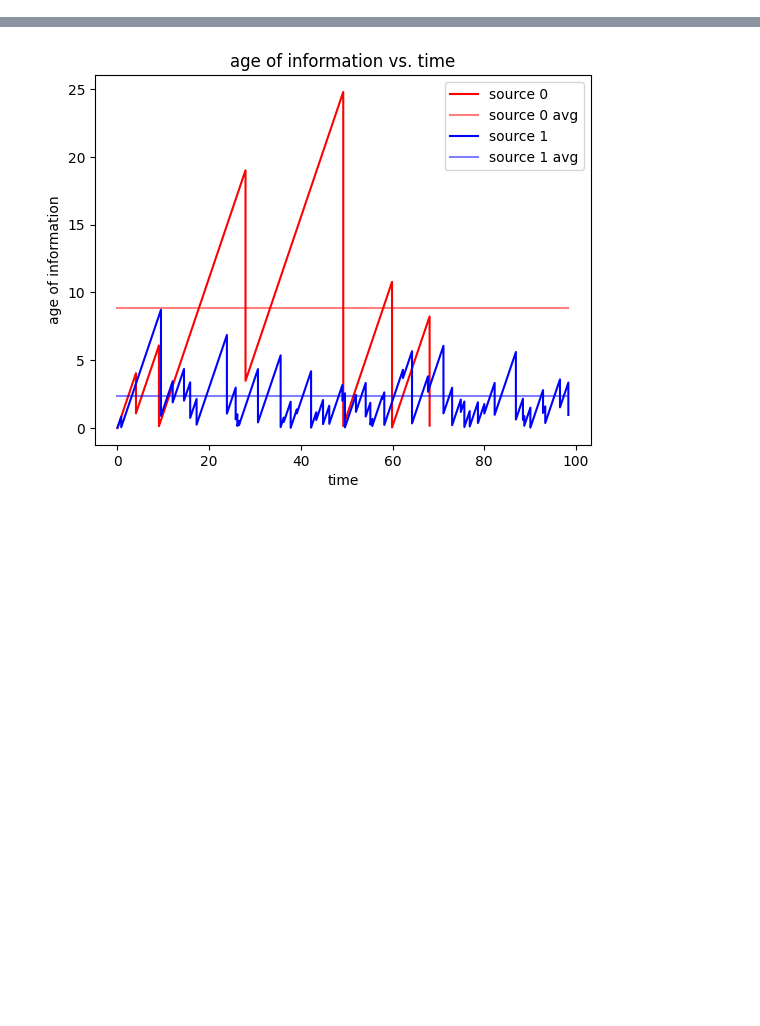
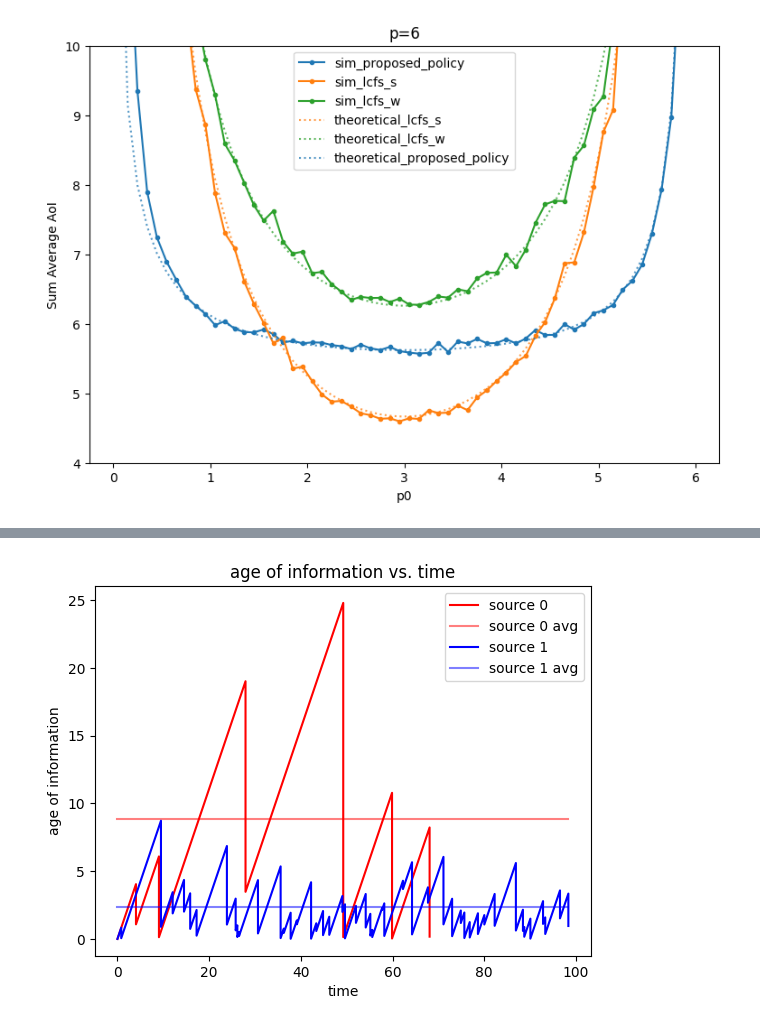
Before and after one commit to Amani-blip/Avg-Age-of-Info, a Jupyter notebook: main.ipynb, the cells around one changed output, grey strips where cells are left out. Saved outputs shown, nothing was run; the diff lists cells and outputs as text; code cells hidden in the pictures; blank space fills up the shorter version.

Commit message:
fixed lcfs_s policy

```diff
--- a/main.ipynb
+++ b/main.ipynb
@@ -84,11 +84,18 @@ def LCFS_W_Model(mu, p0, p1):
 # %%
 POLICIES = [
-    ("obs_proposed_policy", ProposedPolicy()),
-    ("obs_lcfs_s", LCFS_S()),
-    ("obs_lcfs_w", LCFS_W())
+    ("sim_proposed_policy", ProposedPolicy()),
+    ("sim_lcfs_s", LCFS_S()),
+    ("sim_lcfs_w", LCFS_W())
 ]
 # %%
 def fig2(p: float, p0_min: float, p0_max: float, p0_step: float, time: float, ylim=None, plot_original_functions: bool = False):
+    plt.figure(figsize=(9, 6))
+    colors = {
+        "sim_proposed_policy": "tab:blue",
+        "sim_lcfs_s": "tab:orange",
+        "sim_lcfs_w": "tab:green",
+    }
+
     service_time_mean = 1
     p0 = p0_min
 
@@ -117,14 +124,14 @@ def fig2(p: float, p0_min: float, p0_max: float, p0_step: float, time: float, yl
         p0 += p0_step
 
     for policy_name, points in data.items():
-        plt.plot([x for x, _ in points], [y for _, y in points], label=f'{policy_name}', marker='o', markersize=3)
+        plt.plot([x for x, _ in points], [y for _, y in points], label=f'{policy_name}', marker='o', markersize=3, c=colors[policy_name])
 
     if plot_original_functions:
-        X = [x for x, _ in data['obs_proposed_policy']]
+        X = [x for x, _ in data['sim_proposed_policy']]
 
-        plt.plot(X, [LCFS_S_Model(1, p - p1, p1) for p1 in X], label=f'exp_lcfs_s', marker='*', markersize=4)
-        plt.plot(X, [LCFS_W_Model(1, p - p1, p1) for p1 in X], label=f'exp_lcfs_w', marker='*', markersize=4)
-        plt.plot(X, [ProposedPolicyModel(1, p - p1, p1) for p1 in X], label=f'exp_proposed_policy', marker='*', markersize=4)
+        plt.plot(X, [LCFS_S_Model(1, p - p1, p1) for p1 in X], label=f'theoretical_lcfs_s', linestyle=":", c=colors["sim_lcfs_s"], alpha=0.75)
+        plt.plot(X, [LCFS_W_Model(1, p - p1, p1) for p1 in X], label=f'theoretical_lcfs_w', linestyle=":", c=colors["sim_lcfs_w"], alpha=0.75)
+        plt.plot(X, [ProposedPolicyModel(1, p - p1, p1) for p1 in X], label=f'theoretical_proposed_policy', linestyle=":", c=colors["sim_proposed_policy"], alpha=0.75)
 
     plt.title(f'p={p}')
 
@@ -151,3 +153,7 @@ data = fig2(p=6, p0_min=0.05, p0_max=5.95, p0_step=0.1, time=25_000, ylim=(4, 10
+# %%
+data = fig2(p=6, p0_min=0.05, p0_max=5.95, p0_step=0.1, time=10_000, ylim=(4, 10), plot_original_functions=True)
+# %% [output]
+[figure, added]
 # %%
 def plot_age_of_information(outputs: list[PacketOutput], sources: list[int], plot_average=False):
     colors = ['r', 'b']
```
Also changed, not shown: parts of 7 cells of this notebook, 2 other files.
